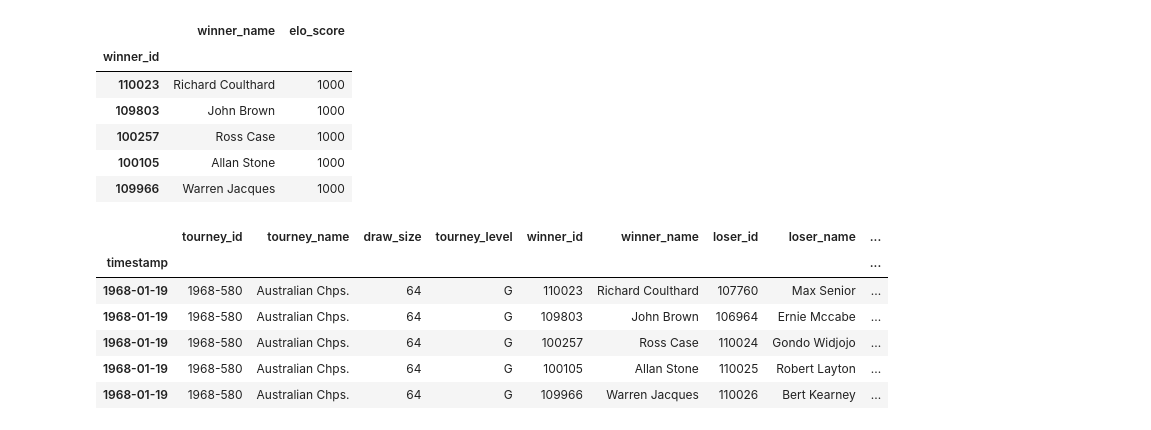
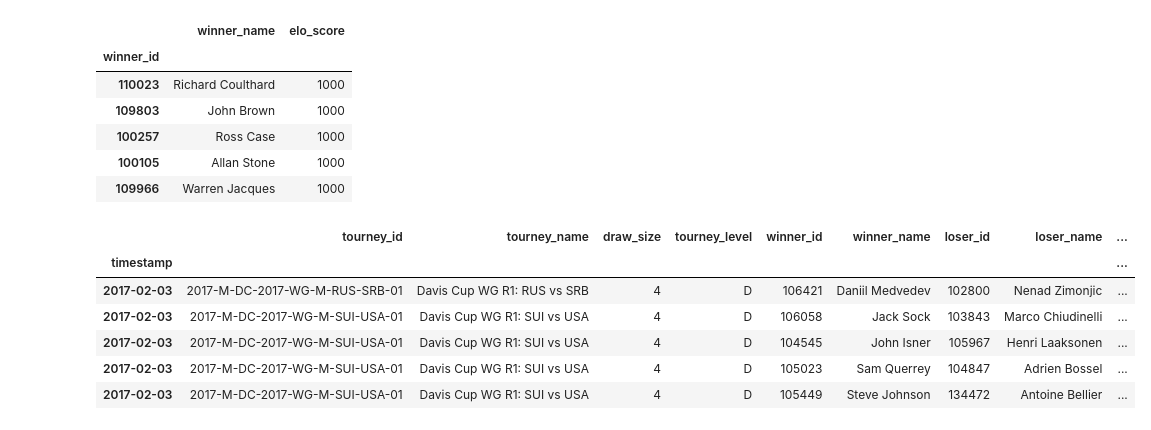
Before and after one commit to sinpe13/ATP-dataset, a Jupyter notebook: ATP dataset.ipynb, the cells around one changed output. Saved outputs shown, nothing was run; the diff lists cells and outputs as text; code cells hidden in the pictures.

```diff
--- a/ATP dataset.ipynb
+++ b/ATP dataset.ipynb
@@ -161,15 +166,15 @@ player_unique_list.head()
 | 100105 | Allan Stone | 1000 |
 | 109966 | Warren Jacques | 1000 |
 # %%
-elo_df.head()
+elo_df.tail()
 # %% [output]
 |  | tourney_id | tourney_name | draw_size | tourney_level | winner_id | winner_name | loser_id | loser_name | ... |
 | timestamp |  |  |  |  |  |  |  |  | ... |
-| 1968-01-19 | 1968-580 | Australian Chps. | 64 | G | 110023 | Richard Coulthard | 107760 | Max Senior | ... |
-| 1968-01-19 | 1968-580 | Australian Chps. | 64 | G | 109803 | John Brown | 106964 | Ernie Mccabe | ... |
-| 1968-01-19 | 1968-580 | Australian Chps. | 64 | G | 100257 | Ross Case | 110024 | Gondo Widjojo | ... |
-| 1968-01-19 | 1968-580 | Australian Chps. | 64 | G | 100105 | Allan Stone | 110025 | Robert Layton | ... |
-| 1968-01-19 | 1968-580 | Australian Chps. | 64 | G | 109966 | Warren Jacques | 110026 | Bert Kearney | ... |
+| 2017-02-03 | 2017-M-DC-2017-WG-M-RUS-SRB-01 | Davis Cup WG R1: RUS vs SRB | 4 | D | 106421 | Daniil Medvedev | 102800 | Nenad Zimonjic | ... |
+| 2017-02-03 | 2017-M-DC-2017-WG-M-SUI-USA-01 | Davis Cup WG R1: SUI vs USA | 4 | D | 106058 | Jack Sock | 103843 | Marco Chiudinelli | ... |
+| 2017-02-03 | 2017-M-DC-2017-WG-M-SUI-USA-01 | Davis Cup WG R1: SUI vs USA | 4 | D | 104545 | John Isner | 105967 | Henri Laaksonen | ... |
+| 2017-02-03 | 2017-M-DC-2017-WG-M-SUI-USA-01 | Davis Cup WG R1: SUI vs USA | 4 | D | 105023 | Sam Querrey | 104847 | Adrien Bossel | ... |
+| 2017-02-03 | 2017-M-DC-2017-WG-M-SUI-USA-01 | Davis Cup WG R1: SUI vs USA | 4 | D | 105449 | Steve Johnson | 134472 | Antoine Bellier | ... |
 # %%
 def elo_calc(row):
     prev_elo_winner = player_unique_list.loc[row['winner_id'],'elo_score']
```
Also changed, not shown: parts of 13 cells of this notebook.
